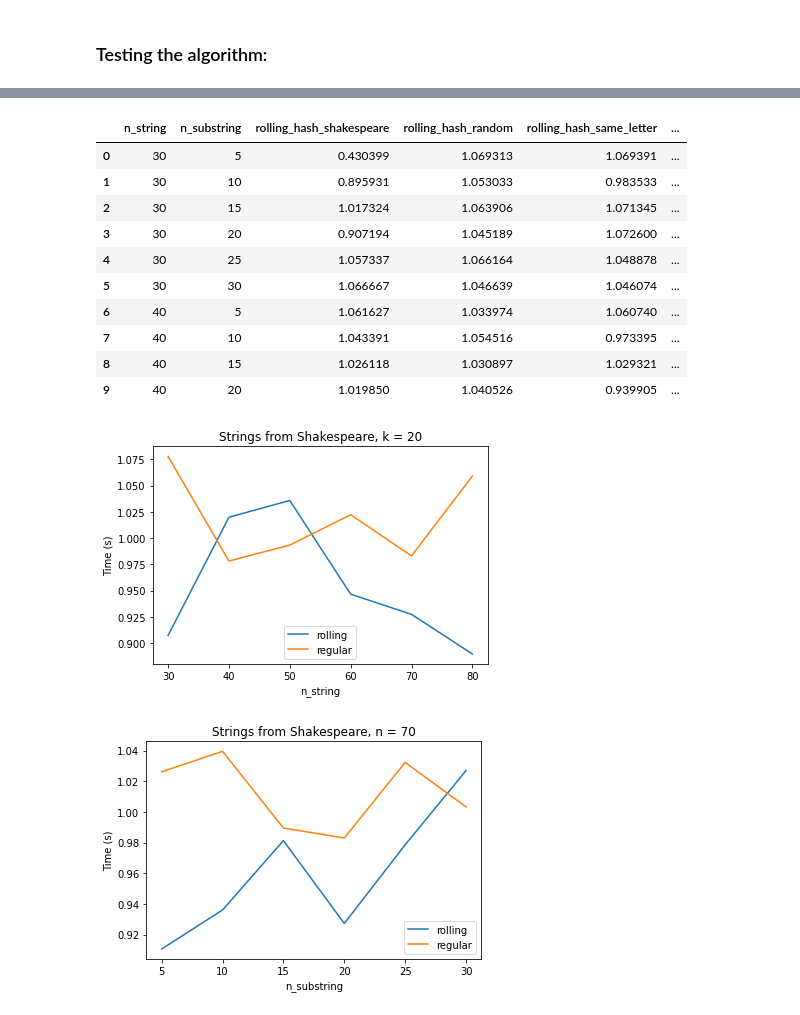
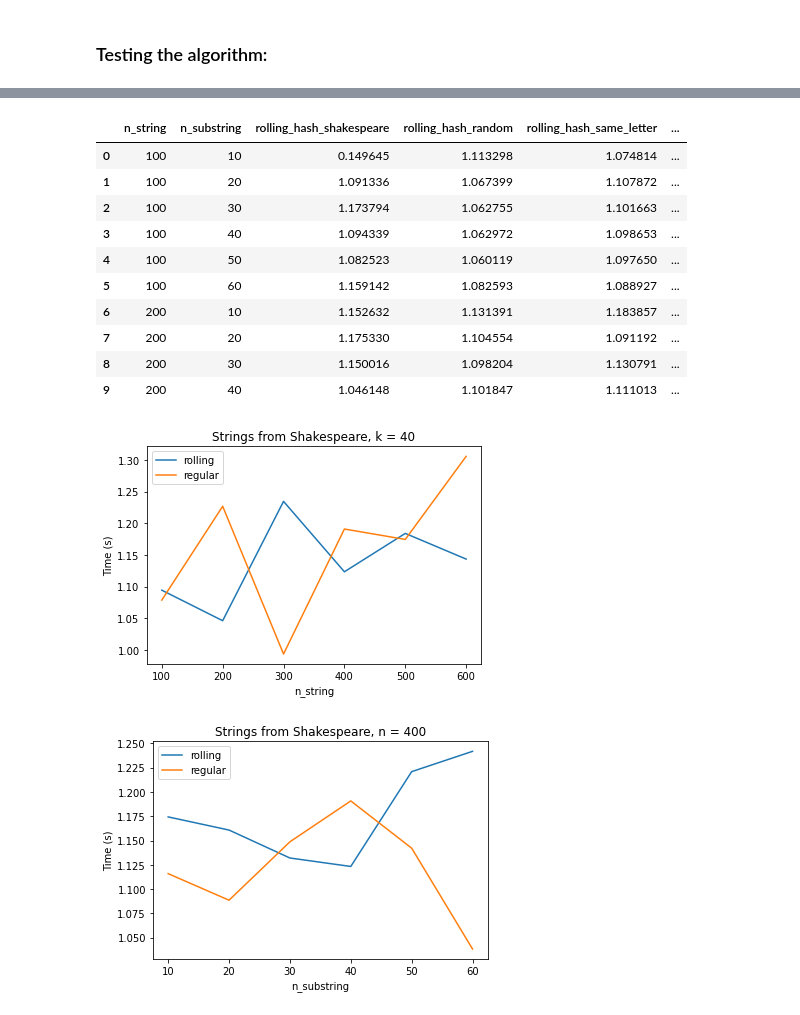
Before and after one commit to mahmud-nobe/CS110_Assignments, a Jupyter notebook: CS110_Final_Project.ipynb, the cells around one changed output, grey strips where cells are left out. Saved outputs shown, nothing was run; the diff lists cells and outputs as text; code cells hidden in the pictures.

```diff
--- a/CS110_Final_Project.ipynb
+++ b/CS110_Final_Project.ipynb
@@ -334,19 +336,21 @@ jrywsbzydsxbxykzvsnbhbuyeituytnpjlfcdbxectajusllgklslkjvarnboorivrurshfjawoapiuy
 # %%
 ## Self generating graphs for experimental complexity
 
+# to store the average time
 rolling = [[] for i in range(5)]
 regular = [[] for i in range(5)]
 
 
 
 iteration = 10
-n_list = np.array([30,40,50,60,70,80])
-k_list = np.array([5,10,15,20,25,30])
+n_list = np.array([100,200,300,400,500,600])
+k_list = np.array([10,20,30,40,50,60])
 
 for i in n_list:
 
     for k in k_list:
 
+        # to store the total time
         rolling_hash_time = [0 for i in range(5)]
         regular_hash_time = [0 for i in range(5)]
 
@@ -459,6 +481,6 @@ for i in n_list:
 # %%
-n_list = np.array([30,40,50,60,70,80])
-k_list = np.array([5,10,15,20,25,30])
+n_list = np.array([100,200,300,400,500,600])
+k_list = np.array([10,20,30,40,50,60])
 
 data = pd.DataFrame({'n_string':n_list.repeat(len(k_list)),
                      'n_substring': np.tile(k_list, len(n_list)),
@@ -476,41 +498,41 @@ data = pd.DataFrame({'n_string':n_list.repeat(len(k_list)),
 data.head(10)
 # %% [output]
 |  | n_string | n_substring | rolling_hash_shakespeare | rolling_hash_random | rolling_hash_same_letter | ... |
-| 0 | 30 | 5 | 0.430399 | 1.069313 | 1.069391 | ... |
-| 1 | 30 | 10 | 0.895931 | 1.053033 | 0.983533 | ... |
-| 2 | 30 | 15 | 1.017324 | 1.063906 | 1.071345 | ... |
-| 3 | 30 | 20 | 0.907194 | 1.045189 | 1.072600 | ... |
-| 4 | 30 | 25 | 1.057337 | 1.066164 | 1.048878 | ... |
-| 5 | 30 | 30 | 1.066667 | 1.046639 | 1.046074 | ... |
-| 6 | 40 | 5 | 1.061627 | 1.033974 | 1.060740 | ... |
-| 7 | 40 | 10 | 1.043391 | 1.054516 | 0.973395 | ... |
-| 8 | 40 | 15 | 1.026118 | 1.030897 | 1.029321 | ... |
-| 9 | 40 | 20 | 1.019850 | 1.040526 | 0.939905 | ... |
+| 0 | 100 | 10 | 0.149645 | 1.113298 | 1.074814 | ... |
+| 1 | 100 | 20 | 1.091336 | 1.067399 | 1.107872 | ... |
+| 2 | 100 | 30 | 1.173794 | 1.062755 | 1.101663 | ... |
+| 3 | 100 | 40 | 1.094339 | 1.062972 | 1.098653 | ... |
+| 4 | 100 | 50 | 1.082523 | 1.060119 | 1.097650 | ... |
+| 5 | 100 | 60 | 1.159142 | 1.082593 | 1.088927 | ... |
+| 6 | 200 | 10 | 1.152632 | 1.131391 | 1.183857 | ... |
+| 7 | 200 | 20 | 1.175330 | 1.104554 | 1.091192 | ... |
+| 8 | 200 | 30 | 1.150016 | 1.098204 | 1.130791 | ... |
+| 9 | 200 | 40 | 1.046148 | 1.101847 | 1.111013 | ... |
 # %%
 # Strings in shakespeare
 
 # same k, but different n
-sns.lineplot(x = 'n_string', y = 'rolling_hash_shakespeare', data = data[data['n_substring'] == 20],
+sns.lineplot(x = 'n_string', y = 'rolling_hash_shakespeare', data = data[data['n_substring'] == 40],
              label = 'rolling', palette = 'Greens')
-sns.lineplot(x = 'n_string', y = 'regular_hash_shakespeare', data = data[data['n_substring'] == 20],
+sns.lineplot(x = 'n_string', y = 'regular_hash_shakespeare', data = data[data['n_substring'] == 40],
              label = 'regular', palette = 'Blues')
 
-plt.title('Strings from Shakespeare, k = 20')
+plt.title('Strings from Shakespeare, k = 40')
 plt.ylabel('Time (s)')
 plt.show()
 
 # same n, but different k
-sns.lineplot(x = 'n_substring', y = 'rolling_hash_shakespeare', data = data[data['n_string'] == 70],
+sns.lineplot(x = 'n_substring', y = 'rolling_hash_shakespeare', data = data[data['n_string'] == 400],
              label = 'rolling', palette = 'Greens')
-sns.lineplot(x = 'n_substring', y = 'regular_hash_shakespeare', data = data[data['n_string'] == 70],
+sns.lineplot(x = 'n_substring', y = 'regular_hash_shakespeare', data = data[data['n_string'] == 400],
              label = 'regular', palette = 'Blues')
 
-plt.title('Strings from Shakespeare, n = 70')
+plt.title('Strings from Shakespeare, n = 400')
 plt.ylabel('Time (s)')
 plt.show()
 # %% [output]
-[figure, old version]
+[figure, new version]
-[figure, old version]
+[figure, new version]
 # %%
 # Random Strings
 
```
Also changed, not shown: parts of 11 cells of this notebook.
